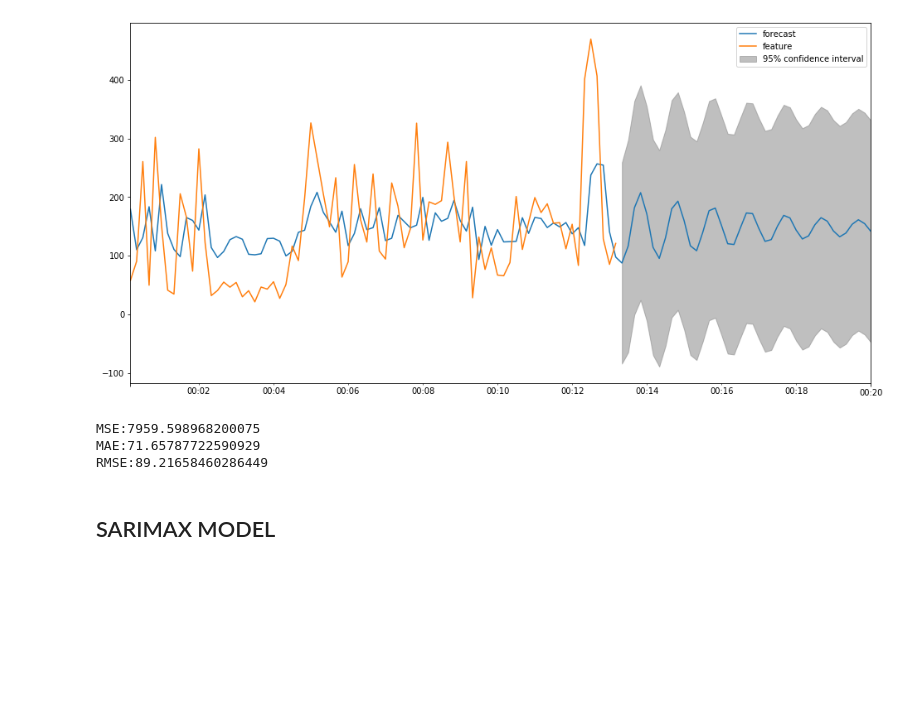
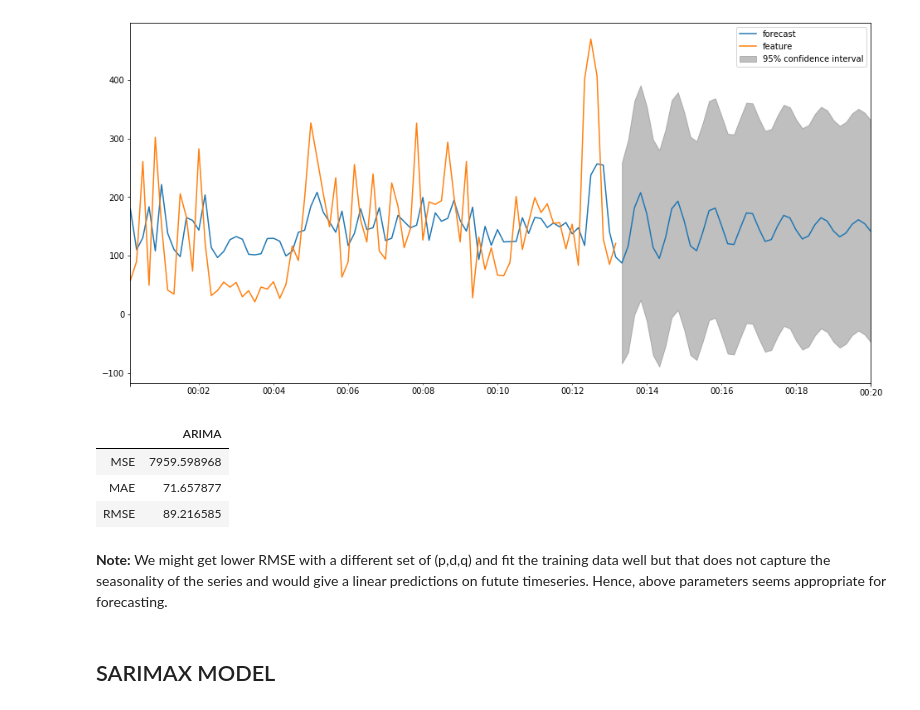
Before and after one commit to kshashank231/time-series-analysis, a Jupyter notebook: TerraBlue XT-Assignment.ipynb, the cells around one changed output. Cells and saved outputs as stored; diff of their text form; code cells hidden in the pictures; blank space fills up the shorter version.

```diff
--- a/TerraBlue XT-Assignment.ipynb
+++ b/TerraBlue XT-Assignment.ipynb
@@ -295,17 +304,21 @@ test_preds = AR_model.predict(test_data.index[0],test_data.index[39])
 # %%
 #Evaluation on training data
 
 mse = mean_squared_error(y_true=train_data.feature,
                    y_pred=train_preds)
-map = mean_absolute_error(y_true=train_data.feature,
+mae = mean_absolute_error(y_true=train_data.feature,
                    y_pred=train_preds)
 rmse = mse**0.5
 
-print(f'MSE:{mse} \nMAE:{map}\nRMSE:{rmse}')
+eval_arima = pd.DataFrame({'ARIMA':[mse,mae,rmse]},index=['MSE','MAE','RMSE'])
+eval_arima
 # %% [output]
-MSE:7959.598968200075
-MAE:71.65787722590929
-RMSE:89.21658460286449
+|  | ARIMA |
+| MSE | 7959.598968 |
+| MAE | 71.657877 |
+| RMSE | 89.216585 |
+# %% [markdown]
+**Note:** We might get lower RMSE with a different set of (p,d,q) and fit the training data well but that does not capture the seasonality of the series and would give a linear predictions on futute timeseries. Hence, above parameters seems appropriate for forecasting.
 # %% [markdown]
 ## SARIMAX MODEL
 # %%
```
Also changed, not shown: parts of 12 cells of this notebook.
